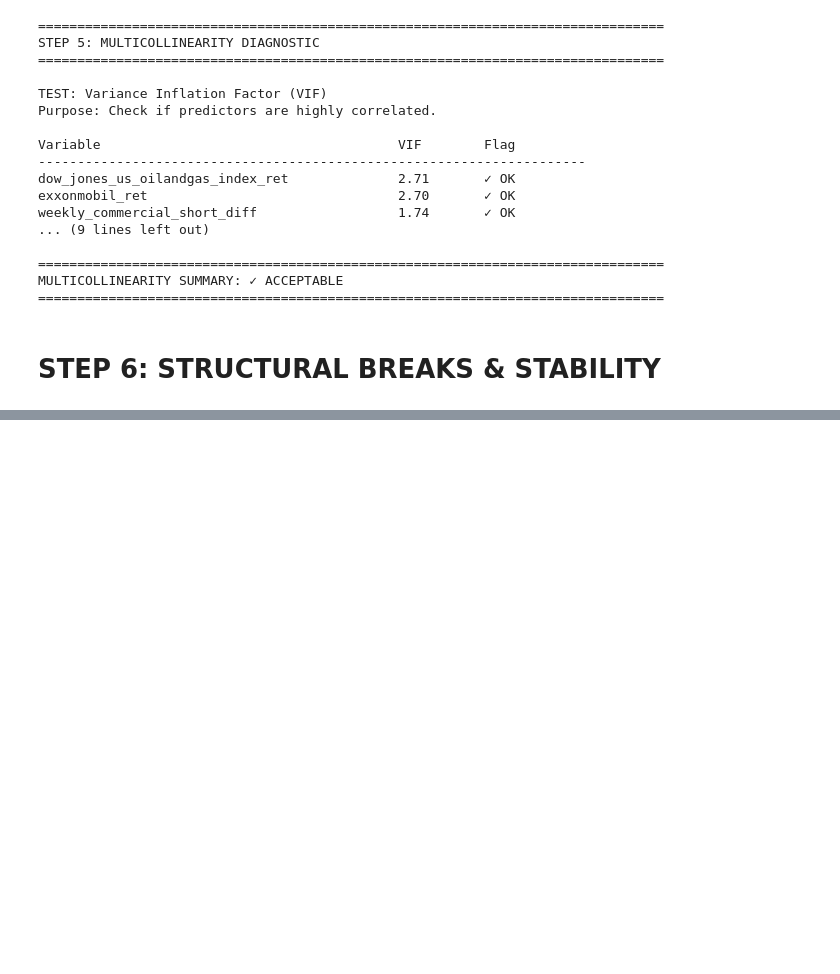
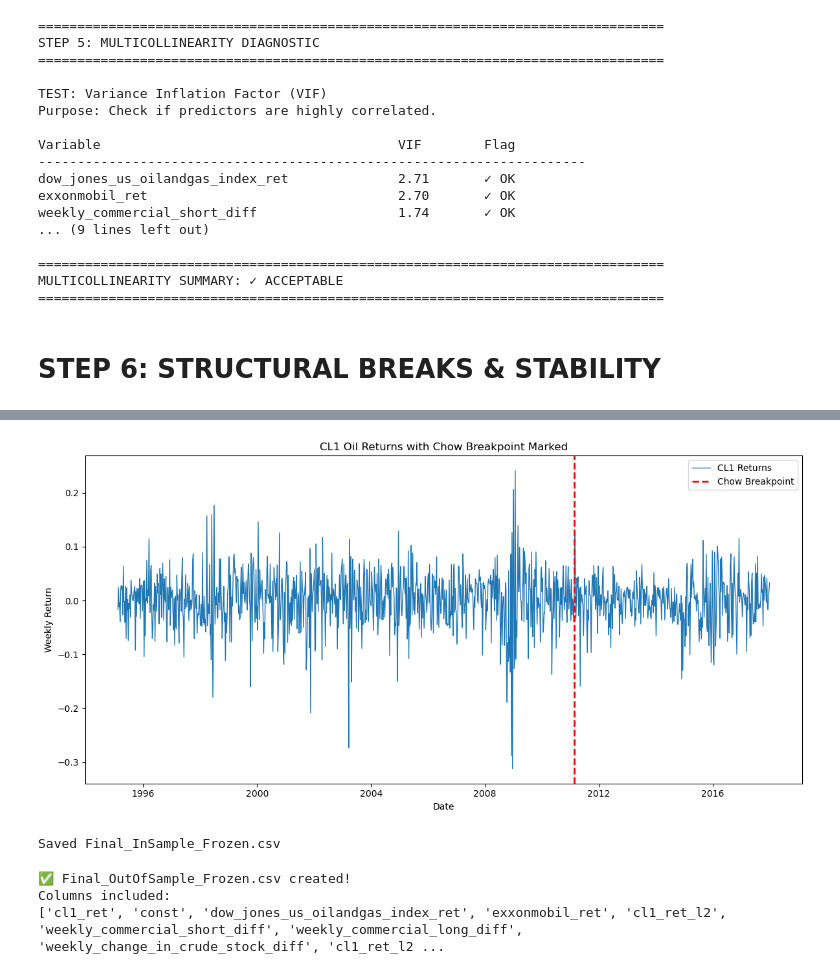
Before and after one commit to Arnava115/finacial-econometric-assignment, a Jupyter notebook: Updated/OLS_DIAGNOSTICS_IMPROVED.ipynb, the cells around one changed output, grey strips where cells are left out. Drawn from its saved outputs; the diff is of its cells as text; code cells hidden in the pictures; blank space fills up the shorter version.

```diff
--- a/Updated/OLS_DIAGNOSTICS_IMPROVED.ipynb
+++ b/Updated/OLS_DIAGNOSTICS_IMPROVED.ipynb
@@ -635,0 +541,80 @@ print("="*90)
+# %%
+
+import pandas as pd
+import matplotlib.pyplot as plt
+
+# Load the same data the user is working with
+df = pd.read_csv("Oil_InSample.csv", index_col=0, parse_dates=True)
+
+# Assume breakpoint is 70% of length
+breakpoint = int(len(df) * 0.7)
+
+# Extract target variable
+y = df['cl1_ret']
+
+# Plot full series and mark breakpoint
+plt.figure(figsize=(12,6))
+plt.plot(df.index, y, label="CL1 Returns", linewidth=1)
+plt.axvline(df.index[breakpoint], color='red', linestyle='--', linewidth=2, label='Chow Breakpoint')
+plt.title("CL1 Oil Returns with Chow Breakpoint Marked")
+plt.xlabel("Date")
+plt.ylabel("Weekly Return")
+plt.legend()
+plt.tight_layout()
+plt.show()
+# %% [output]
+[figure, added]
+# %%
+final_df = pd.concat([y, X_const], axis=1)
+final_df.to_csv("Final_InSample_Frozen.csv")
+print("Saved Final_InSample_Frozen.csv")
+# %% [output]
+Saved Final_InSample_Frozen.csv
+# %%
+
+
+# Load the OOS dataset
+df_oos = pd.read_csv("Oil_OutOfSample.csv", index_col=0, parse_dates=True)
+final_variables = [
+    'dow_jones_us_oilandgas_index_ret',
+    'exxonmobil_ret',
+    'cl1_ret_l2',
+    'weekly_commercial_short_diff',
+    'weekly_commercial_long_diff',
+    'weekly_change_in_crude_stock_diff'
+]
+
+# -----------------------------
+# 2. Compute squared lag term
+# -----------------------------
+df_oos['cl1_ret_l2_squared'] = df_oos['cl1_ret_l2'] ** 2
+
+# -----------------------------
+# 3. Build the required column set
+# -----------------------------
+required_columns = (
+    ['cl1_ret'] +
+    final_variables +
+    ['cl1_ret_l2_squared']
+)
+
+# Build final OOS dataset
+df_oos_final = df_oos[required_columns].dropna()
+
+# -----------------------------
+# 4. Add constant BEFORE saving
+# -----------------------------
+df_oos_final.insert(1, "const", 1.0)
+
+# -----------------------------
+# 5. Save
+# -----------------------------
+df_oos_final.to_csv("Final_OutOfSample_Frozen.csv")
+
+print("✅ Final_OutOfSample_Frozen.csv created!")
+print("Columns included:")
+print(df_oos_final.columns.tolist())
+# %% [output]
+✅ Final_OutOfSample_Frozen.csv created!
+Columns included:
+['cl1_ret', 'const', 'dow_jones_us_oilandgas_index_ret', 'exxonmobil_ret', 'cl1_ret_l2', 'weekly_commercial_short_diff', 'weekly_commercial_long_diff', 'weekly_change_in_crude_stock_diff', 'cl1_ret_l2 ...
```
Also changed, not shown: parts of 6 cells of this notebook, 5 other files.
